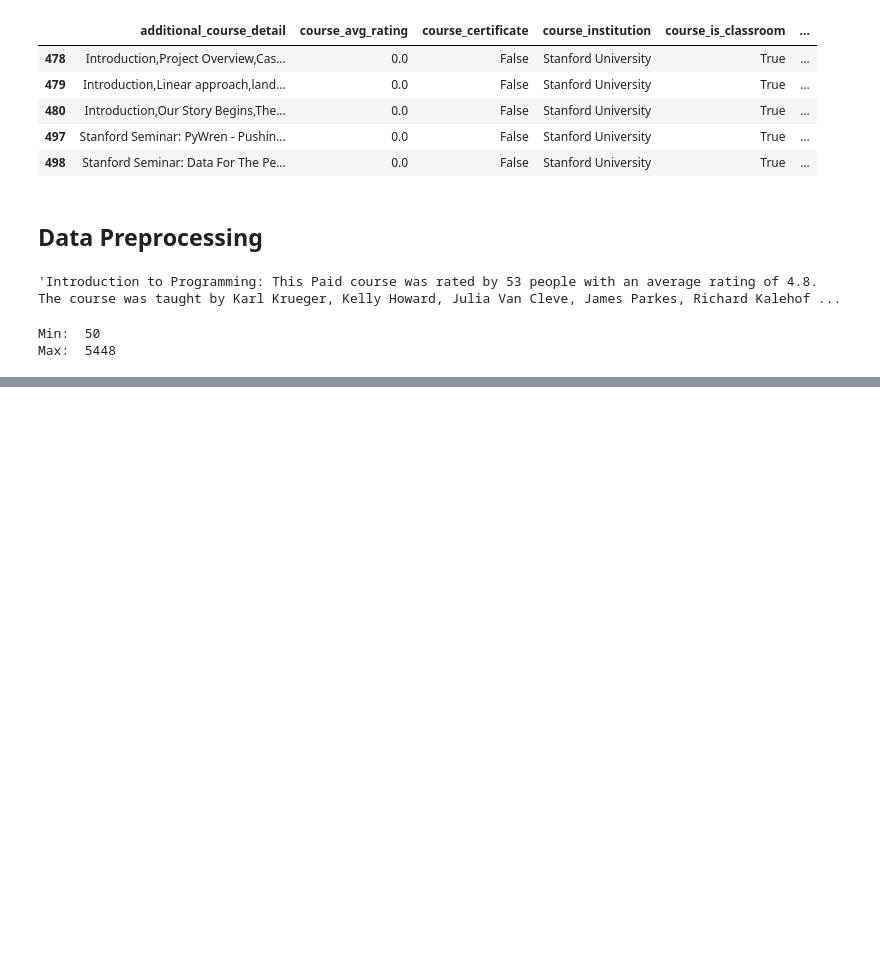
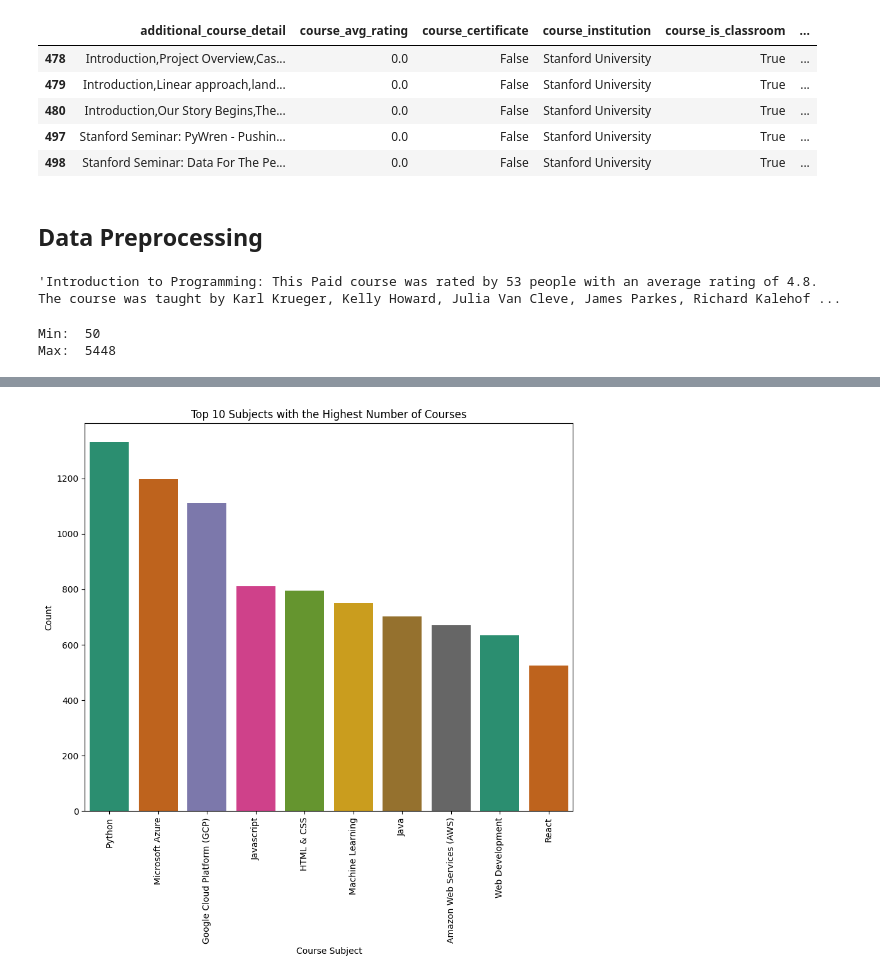
Before and after one commit to chidinma-godwin/course-recommendation-nlp, a Jupyter notebook: course_recommendation.ipynb, the cells around one changed output, grey strips where cells are left out. Drawn from its saved outputs; the diff is of its cells as text; code cells hidden in the pictures; blank space fills up the shorter version.

```diff
--- a/course_recommendation.ipynb
+++ b/course_recommendation.ipynb
@@ -238,0 +269,14 @@ Max:  2846
+# %%
+top_subjects = df[df['course_subject'] != 'Uncategorized']['course_subject'].value_counts().reset_index()[:10]
+
+fig, ax = plt.subplots(figsize=(10, 8))
+
+sns.barplot(x='course_subject', y='count', data=top_subjects, palette='Dark2', hue='course_subject', ax=ax)
+ax.set_title('Top 10 Subjects with the Highest Number of Courses')
+ax.set_xlabel('Course Subject')
+ax.set_ylabel('Count')
+
+plt.xticks(rotation=90)
+plt.show()
+# %% [output]
+[figure, added]
```
Also changed, not shown: parts of 19 cells of this notebook.
